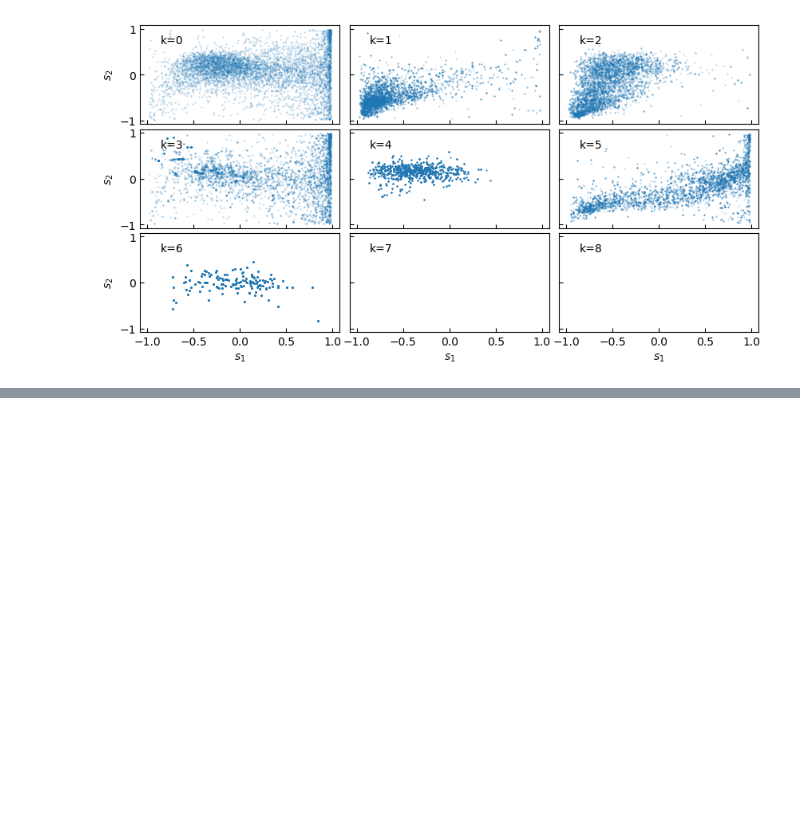
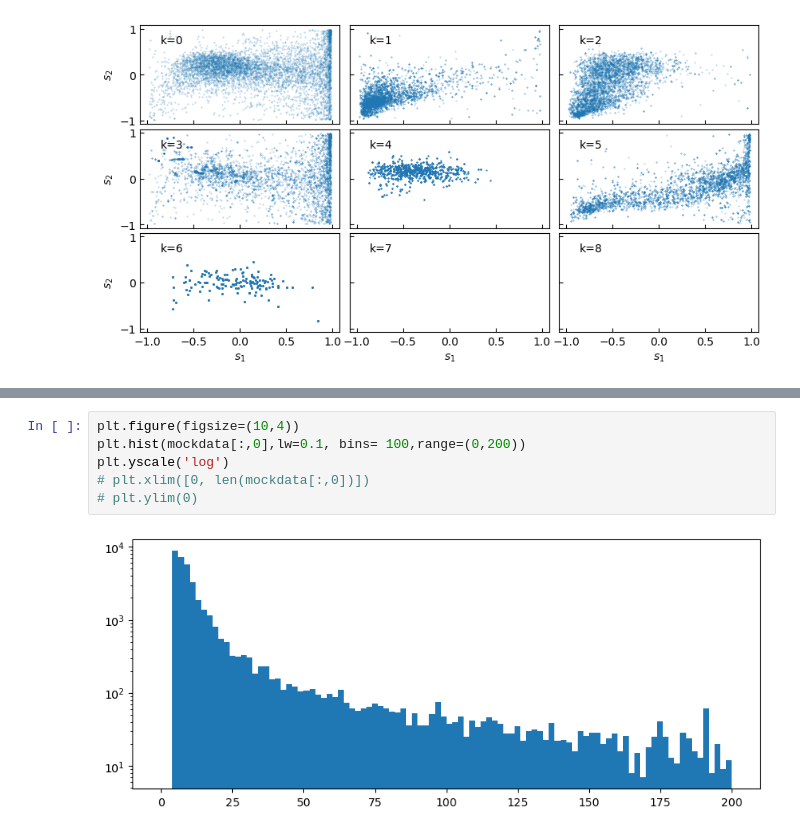
Before and after one commit to Lolle2001/ml-gw-project, a Jupyter notebook: main/investigation_of_data.ipynb, the cells around one changed output, grey strips where cells are left out. Cells and saved outputs as stored; diff of their text form; blank space fills up the shorter version.

```diff
--- a/main/investigation_of_data.ipynb
+++ b/main/investigation_of_data.ipynb
@@ -136,0 +155,8 @@ fig.subplots_adjust(hspace = 0.05, wspace=0.05)
+# %%
+plt.figure(figsize=(10,4))
+plt.hist(mockdata[:,0],lw=0.1, bins= 100,range=(0,200))
+plt.yscale('log')
+# plt.xlim([0, len(mockdata[:,0])])
+# plt.ylim(0)
+# %% [output]
+[figure, added]
```
Also changed, not shown: parts of 1 cell of this notebook, 2 other files.
